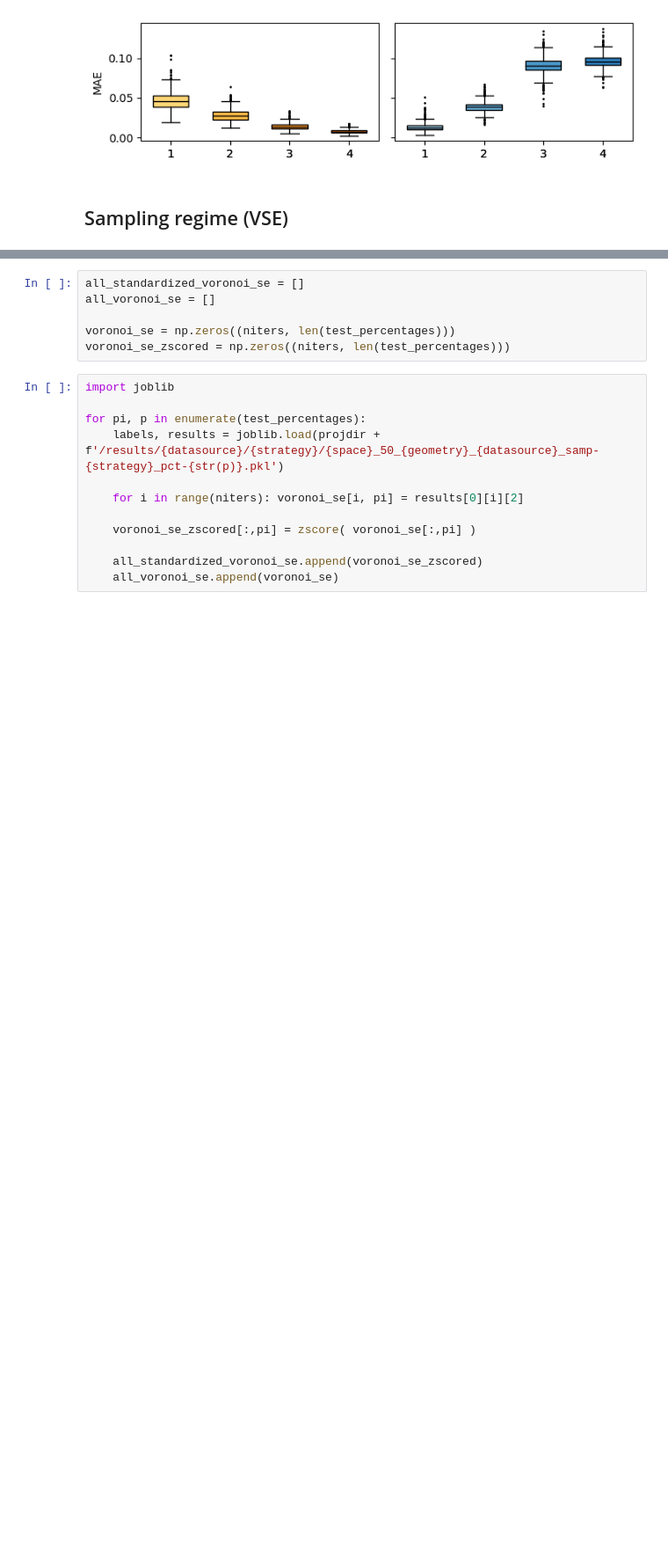
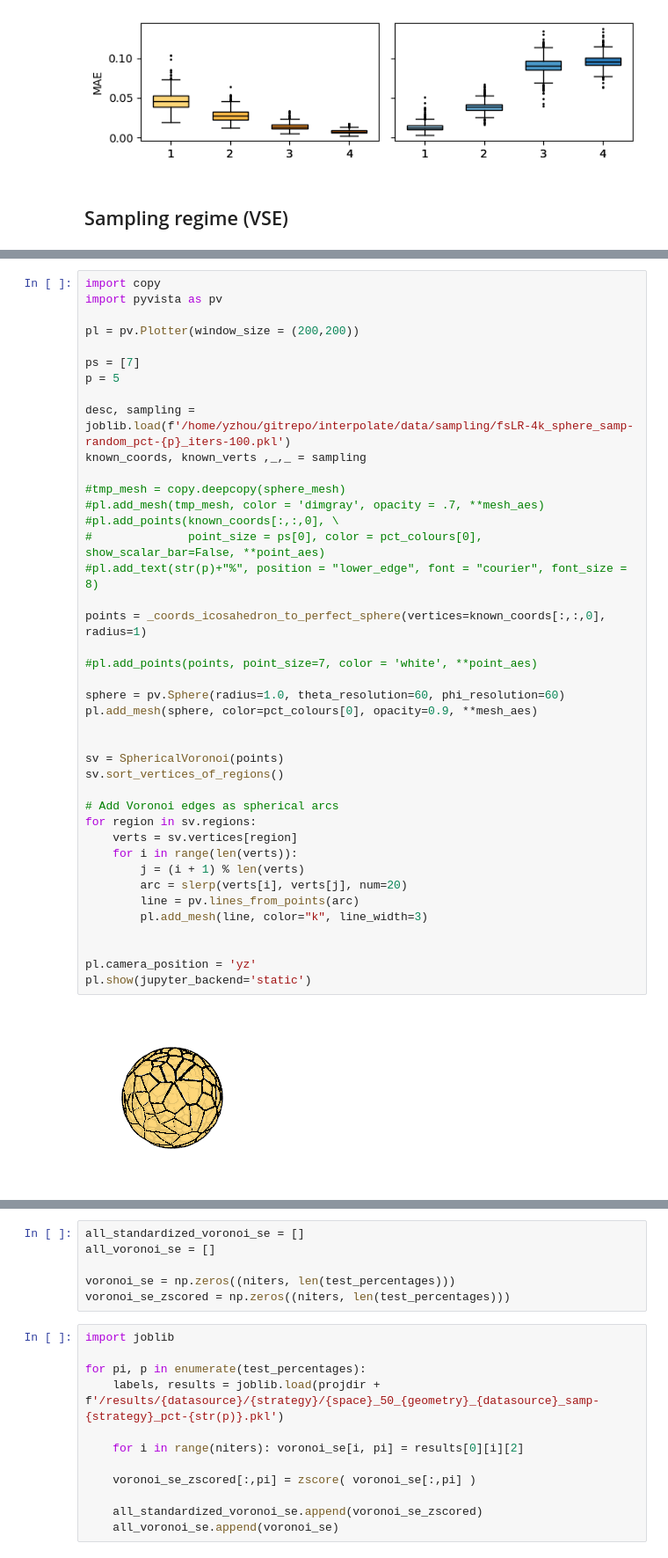
Before and after one commit to shyu2kko/zhou_interpolates, a Jupyter notebook: code/res1_grf.ipynb, the cells around one changed output, grey strips where cells are left out. Shown at 88% size. Cells and saved outputs as stored; diff of their text form; blank space fills up the shorter version.

```diff
--- a/code/res1_grf.ipynb
+++ b/code/res1_grf.ipynb
@@ -437,0 +529,43 @@ plt.tight_layout()
+# %%
+import copy
+import pyvista as pv
+
+pl = pv.Plotter(window_size = (200,200))
+
+ps = [7]
+p = 5
+
+desc, sampling = joblib.load(f'/home/yzhou/gitrepo/interpolate/data/sampling/fsLR-4k_sphere_samp-random_pct-{p}_iters-100.pkl')
+known_coords, known_verts ,_,_ = sampling
+
+#tmp_mesh = copy.deepcopy(sphere_mesh)
+#pl.add_mesh(tmp_mesh, color = 'dimgray', opacity = .7, **mesh_aes)
+#pl.add_points(known_coords[:,:,0], \
+#              point_size = ps[0], color = pct_colours[0], show_scalar_bar=False, **point_aes)
+#pl.add_text(str(p)+"%", position = "lower_edge", font = "courier", font_size = 8)
+
+points = _coords_icosahedron_to_perfect_sphere(vertices=known_coords[:,:,0], radius=1)
+
+#pl.add_points(points, point_size=7, color = 'white', **point_aes)
+
+sphere = pv.Sphere(radius=1.0, theta_resolution=60, phi_resolution=60)
+pl.add_mesh(sphere, color=pct_colours[0], opacity=0.9, **mesh_aes)
+
+
+sv = SphericalVoronoi(points)
+sv.sort_vertices_of_regions()
+
+# Add Voronoi edges as spherical arcs
+for region in sv.regions:
+    verts = sv.vertices[region]
+    for i in range(len(verts)):
+        j = (i + 1) % len(verts)
+        arc = slerp(verts[i], verts[j], num=20)
+        line = pv.lines_from_points(arc)
+        pl.add_mesh(line, color="k", line_width=3)
+
+
+pl.camera_position = 'yz'
+pl.show(jupyter_backend='static')
+# %% [output]
+[figure, added]
```
Also changed, not shown: parts of 9 cells of this notebook.
